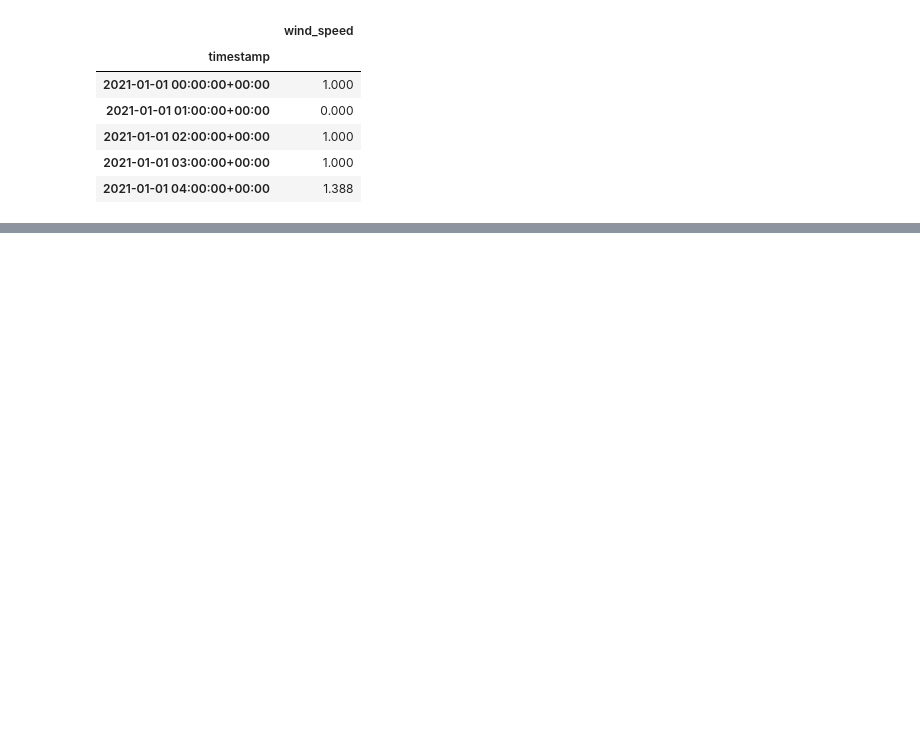
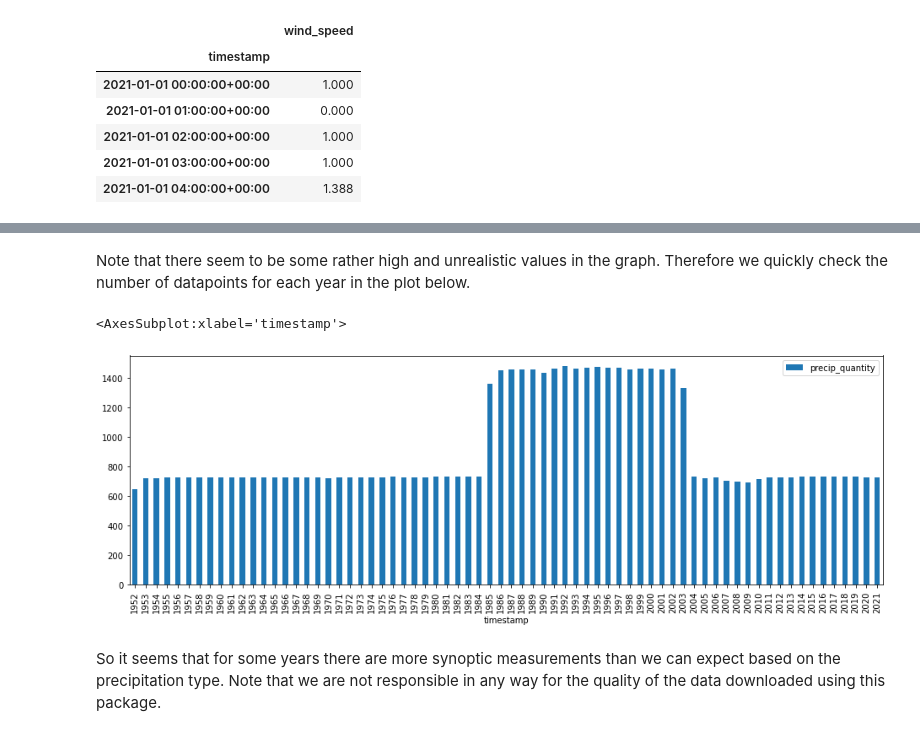
Before and after one commit to TimFranken/openkmi, a Jupyter notebook: examples/tutorial.ipynb, the cells around one changed output, grey strips where cells are left out. Saved outputs shown, nothing was run; the diff lists cells and outputs as text; code cells hidden in the pictures; blank space fills up the shorter version.

```diff
--- a/examples/tutorial.ipynb
+++ b/examples/tutorial.ipynb
@@ -158,0 +178,10 @@ Name: precip_quantity, dtype: float64
+# %% [markdown]
+Note that there seem to be some rather high and unrealistic values in the graph. Therefore we quickly check the number of datapoints for each year in the plot below.
+# %%
+fig, ax = plt.subplots(figsize=(16,5))
+df_r.groupby(df_r.index.year).count().plot.bar(ax=ax)
+# %% [output]
+<AxesSubplot:xlabel='timestamp'>
+[figure, added]
+# %% [markdown]
+So it seems that for some years there are more synoptic measurements than we can expect based on the precipitation type. Note that we are not responsible in any way for the quality of the data downloaded using this package.
```
Also changed, not shown: parts of 16 cells of this notebook, 4 other files.
